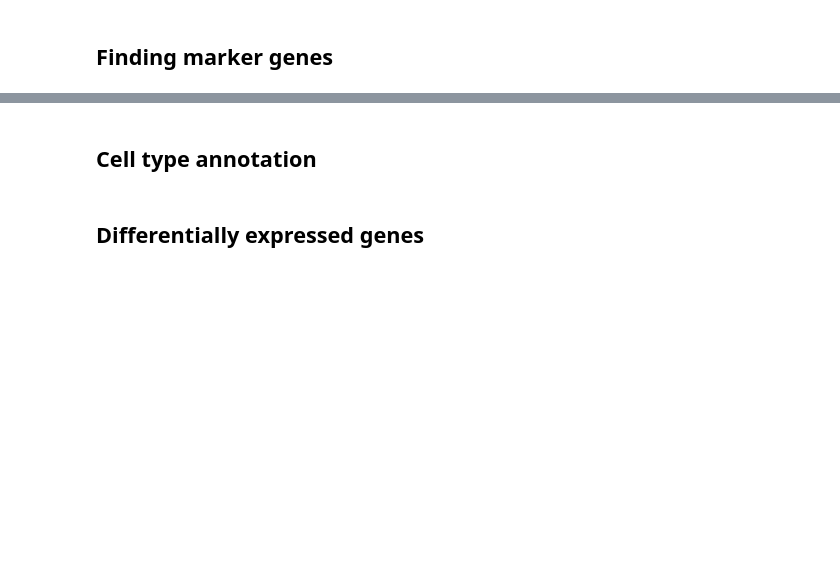
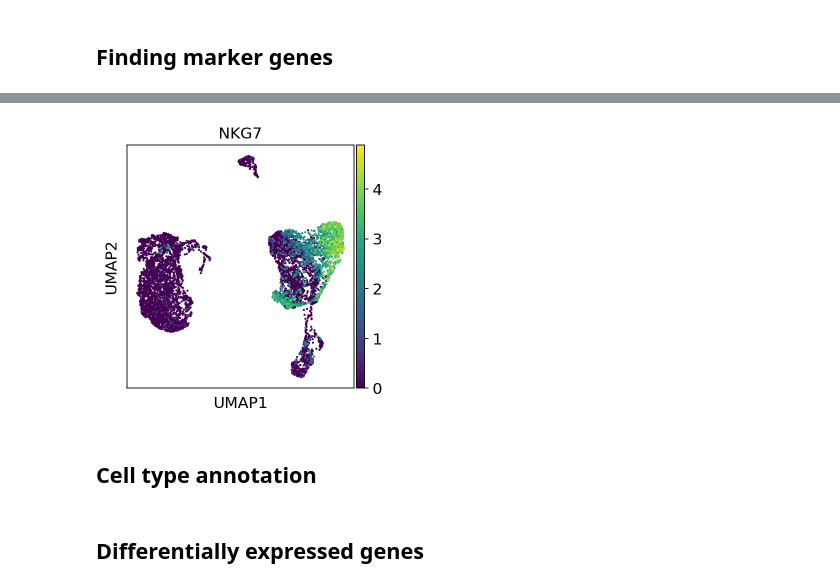
Before and after one commit to S-ParkLab/BIO36101, a Jupyter notebook: scRNA_seq_analysis_multi/Python/scRNA_seq_multi_with_Harmony.ipynb, the cells around one changed output, grey strips where cells are left out. Cells and saved outputs as stored; diff of their text form; code cells hidden in the pictures; blank space fills up the shorter version.

```diff
--- a/scRNA_seq_analysis_multi/Python/scRNA_seq_multi_with_Harmony.ipynb
+++ b/scRNA_seq_analysis_multi/Python/scRNA_seq_multi_with_Harmony.ipynb
@@ -341,2 +345,6 @@ ranking genes
+# %%
+sc.pl.umap(adata_integrated, color=["NKG7"])
+# %% [output]
+[figure, added]
 # %% [markdown]
 ## Cell type annotation
```
Also changed, not shown: parts of 13 cells of this notebook.
